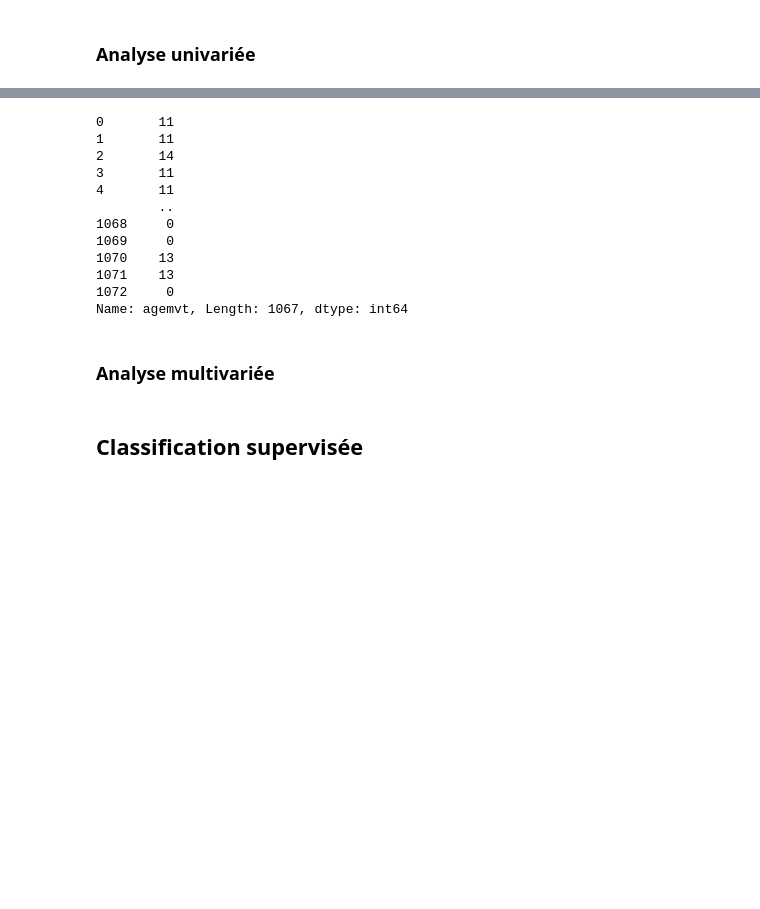
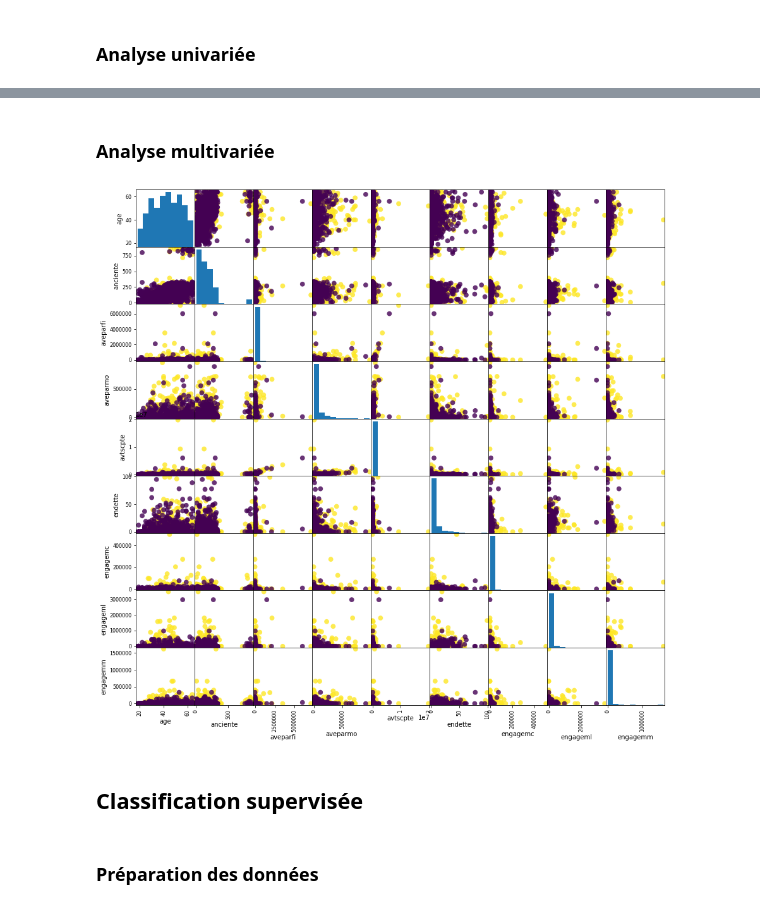
Before and after one commit to mahdiou-diallo/Projet_AppSup, a Jupyter notebook: src/visa.ipynb, the cells around one changed output, grey strips where cells are left out. Drawn from its saved outputs; the diff is of its cells as text; code cells hidden in the pictures; blank space fills up the shorter version.

```diff
--- a/src/visa.ipynb
+++ b/src/visa.ipynb
@@ -165,19 +176,9 @@ for i in range(nvars):
-# %%
-visa_quanti.agemvt.astype(int)#.plot.hist()
-# %% [output]
-0       11
-1       11
-2       14
-3       11
-4       11
-        ..
-1068     0
-1069     0
-1070    13
-1071    13
-1072     0
-Name: agemvt, Length: 1067, dtype: int64
 # %% [markdown]
 ### Analyse multivariée
+# %%
+# sns.pairplot(visa_quanti.iloc[:,:4], hue=visa.cartevpr)
+pd.plotting.scatter_matrix(visa_quanti.iloc[:,:10], c=visa.cartevpr, figsize=(15, 15), marker='o', s=60, alpha=.8);
+# %% [output]
+[figure, added]
 # %% [markdown]
 ## Classification supervisée
@@ -183,0 +206,2 @@ Name: agemvt, Length: 1067, dtype: int64
+# %% [markdown]
+### Préparation des données
```
Also changed, not shown: parts of 18 cells of this notebook.
